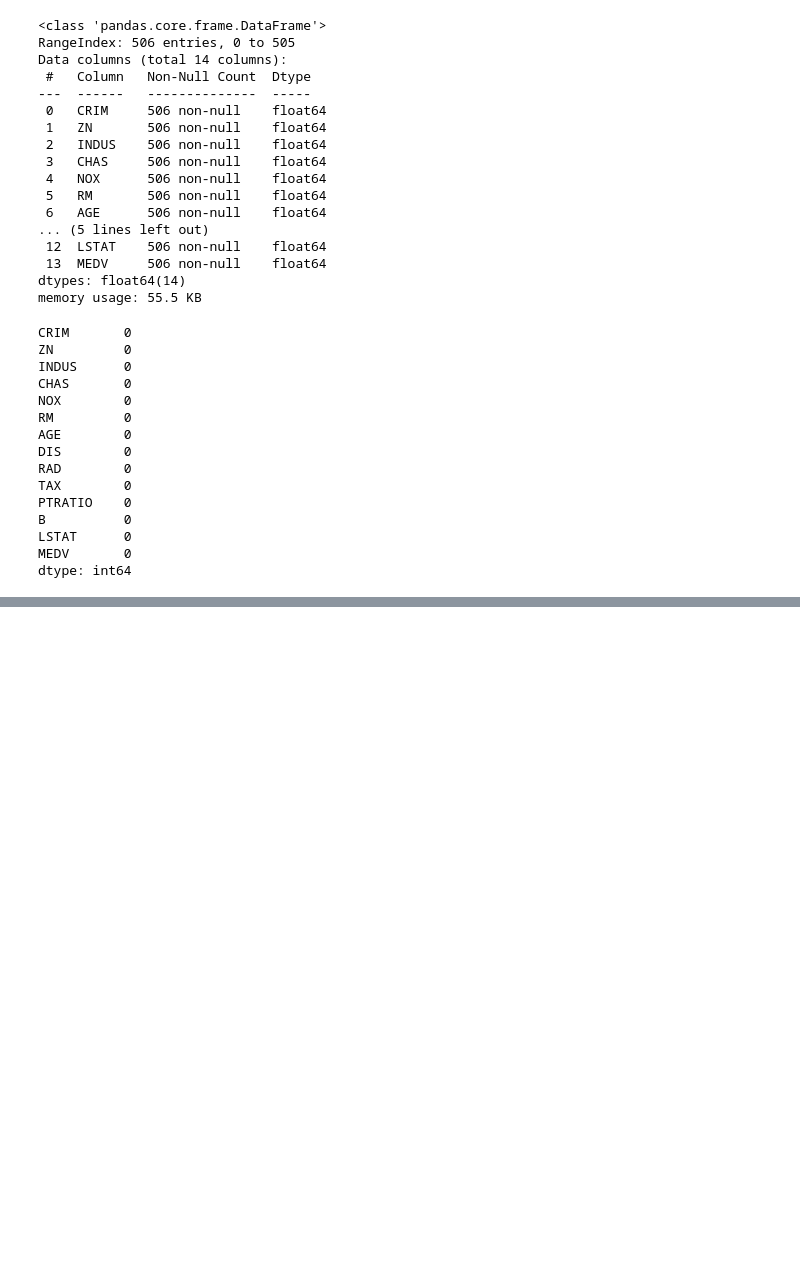
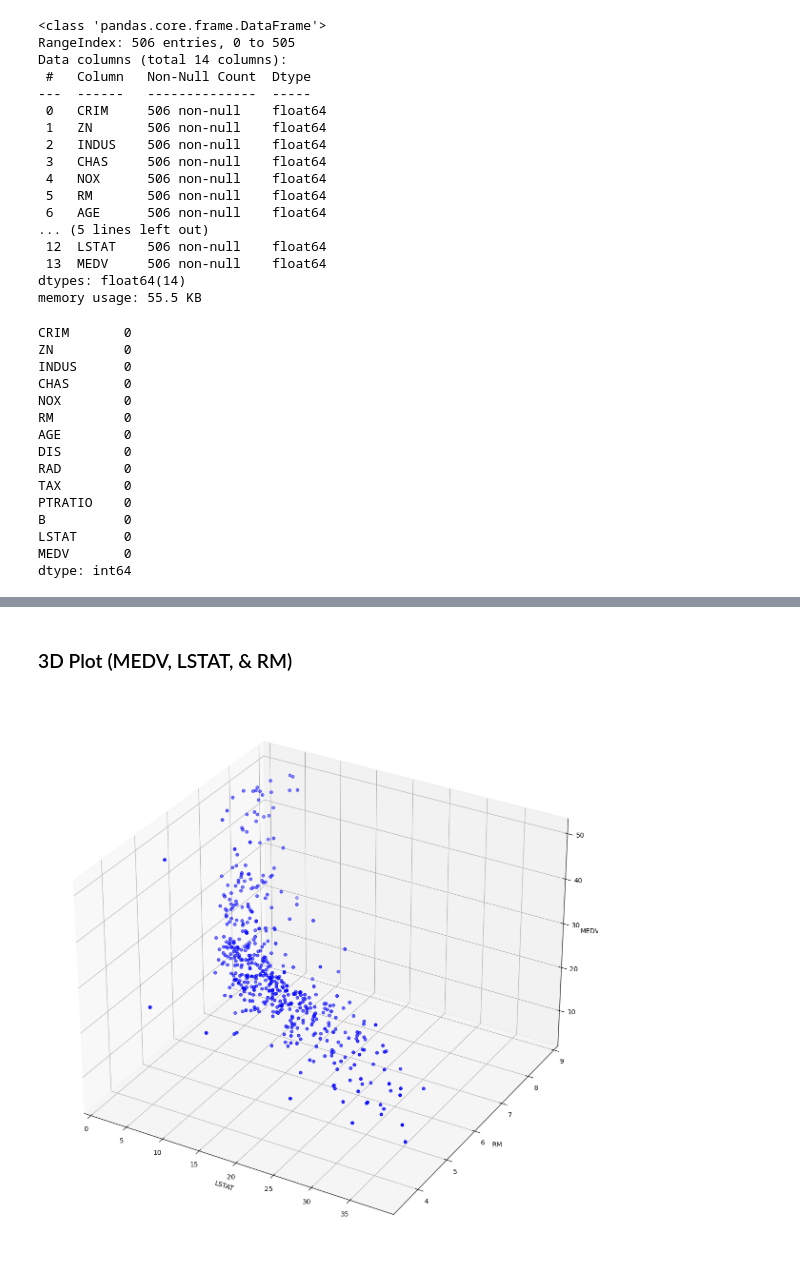
Before and after one commit to MarcoAxel/AI-ML, a Jupyter notebook: Regression_Project/P2_Multiple_Linear_Regression.ipynb, the cells around one changed output, grey strips where cells are left out. Drawn from its saved outputs; the diff is of its cells as text; code cells hidden in the pictures; blank space fills up the shorter version.

```diff
--- a/Regression_Project/P2_Multiple_Linear_Regression.ipynb
+++ b/Regression_Project/P2_Multiple_Linear_Regression.ipynb
@@ -166,0 +234,16 @@ A **positive correlatio** is a relationship between two variables that move **in
+# %% [markdown]
+### 3D Plot (MEDV, LSTAT, & RM)
+# %%
+from mpl_toolkits.mplot3d import Axes3D
+
+fig = plt.figure(figsize=(18,15))
+ax= fig.add_subplot(111, projection= '3d')
+
+ax.scatter(df["LSTAT"],df["RM"],df["MEDV"], c='b')
+
+ax.set_xlabel("LSTAT")
+ax.set_ylabel("RM")
+ax.set_zlabel("MEDV")
+plt.show()
+# %% [output]
+[figure, added]
```
Also changed, not shown: parts of 14 cells of this notebook.
